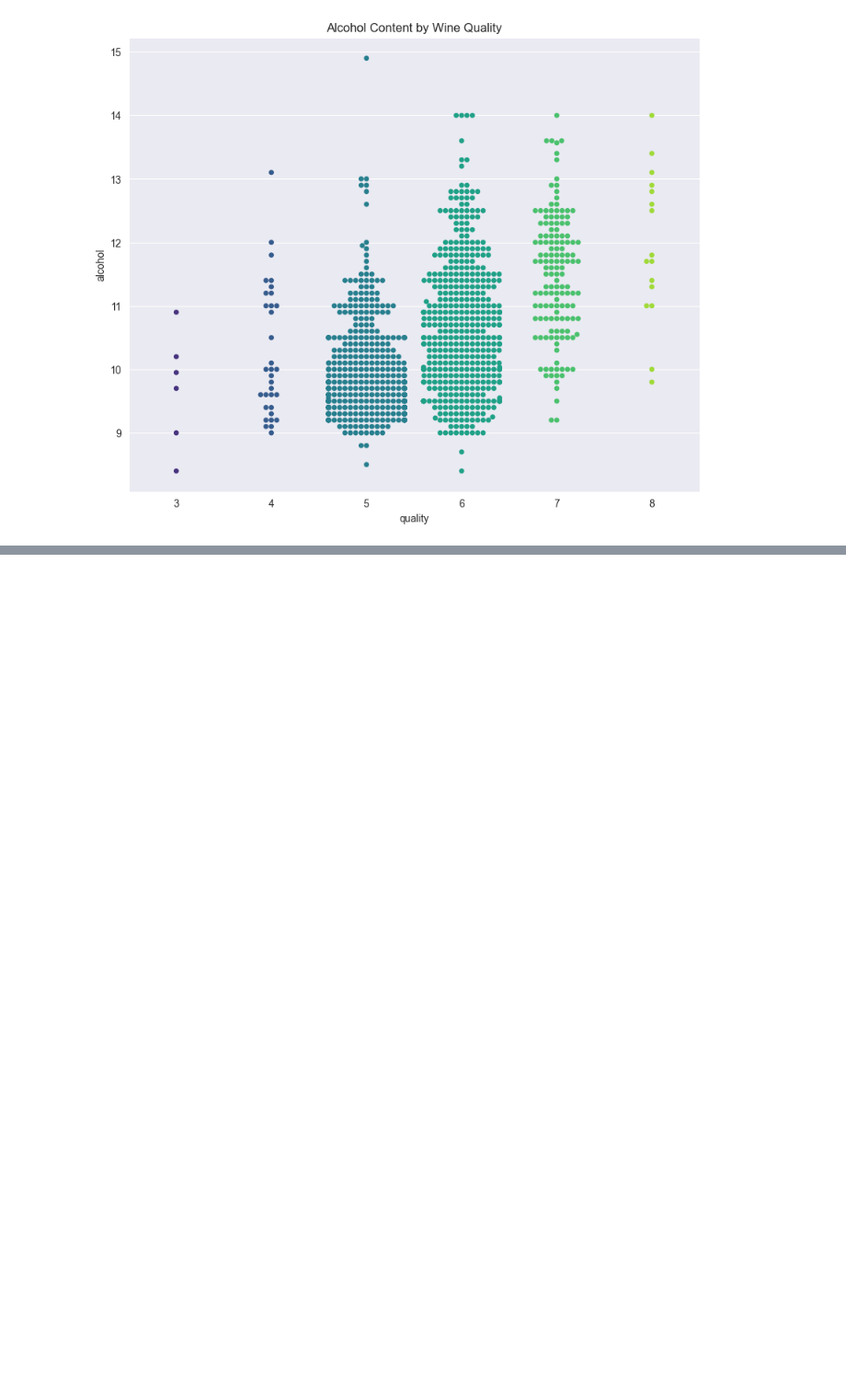
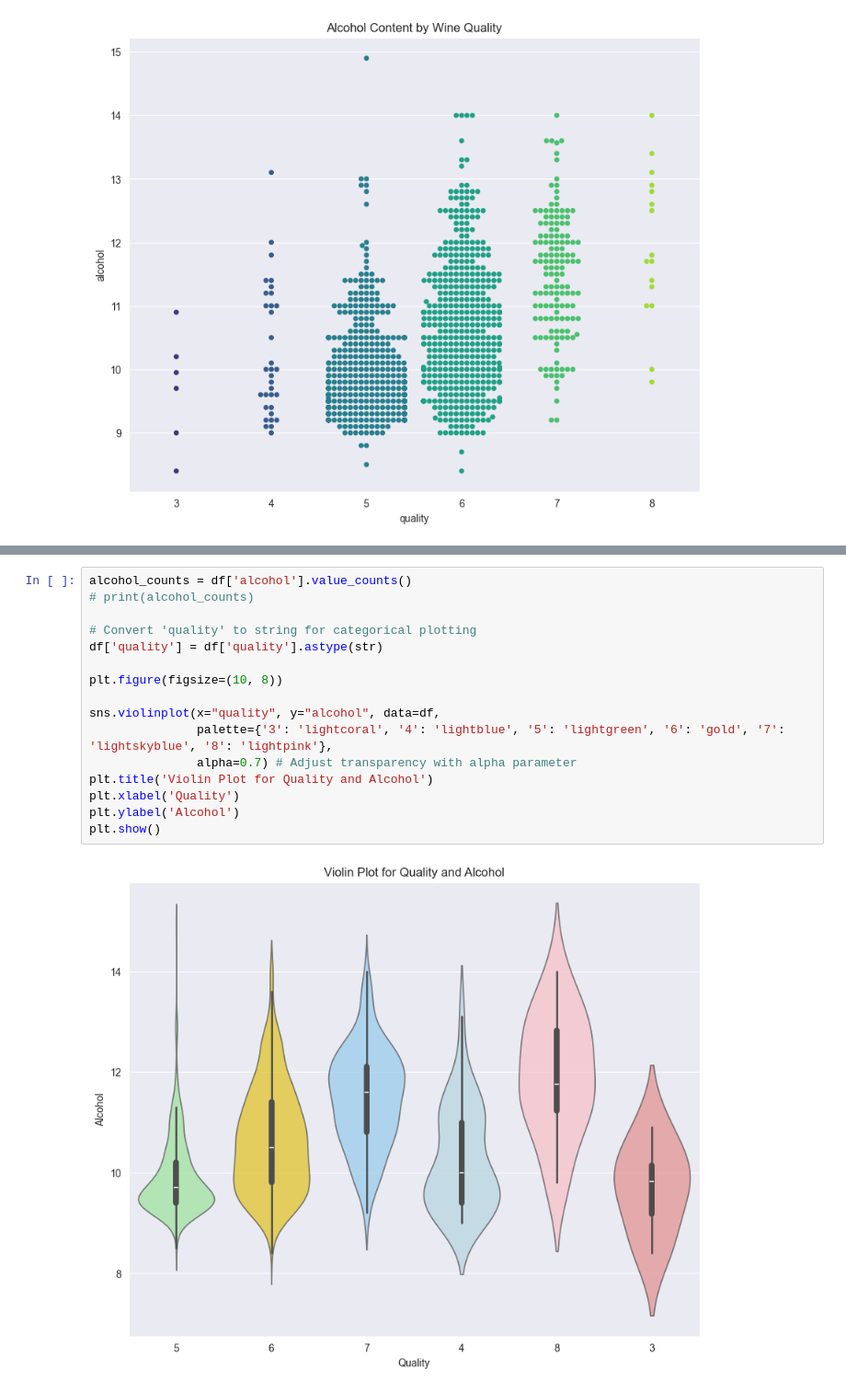
Before and after one commit to rusterman/ML-DS-DL-AI, a Jupyter notebook: Machine-Learning/2-EDA/1-EDA-Python.ipynb, the cells around one changed output, grey strips where cells are left out. Shown at 92% size. Cells and saved outputs as stored; diff of their text form; blank space fills up the shorter version.

```diff
--- a/Machine-Learning/2-EDA/1-EDA-Python.ipynb
+++ b/Machine-Learning/2-EDA/1-EDA-Python.ipynb
@@ -240,0 +290,18 @@ Text(0.5, 1.0, 'Alcohol Content by Wine Quality')
+# %%
+alcohol_counts = df['alcohol'].value_counts()
+# print(alcohol_counts)
+
+# Convert 'quality' to string for categorical plotting
+df['quality'] = df['quality'].astype(str)
+
+plt.figure(figsize=(10, 8))
+
+sns.violinplot(x="quality", y="alcohol", data=df,
+               palette={'3': 'lightcoral', '4': 'lightblue', '5': 'lightgreen', '6': 'gold', '7': 'lightskyblue', '8': 'lightpink'},
+               alpha=0.7) # Adjust transparency with alpha parameter
+plt.title('Violin Plot for Quality and Alcohol')
+plt.xlabel('Quality')
+plt.ylabel('Alcohol')
+plt.show()
+# %% [output]
+[figure, added]
```
Also changed, not shown: parts of 12 cells of this notebook, 1 other file.
